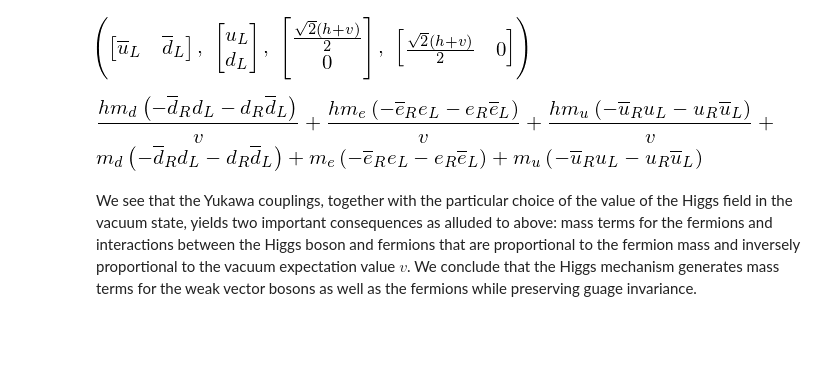
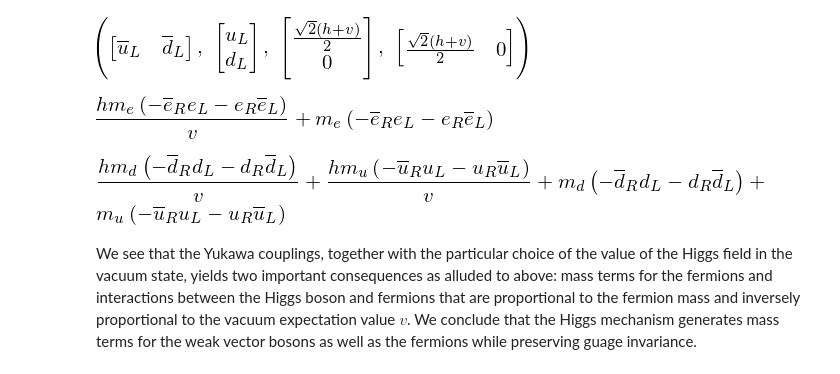
Before and after one commit to hbprosper/GSW, a Jupyter notebook: GlashowSalamWeinberg.ipynb, the cells around one changed output. Cells and saved outputs as stored; diff of their text form; code cells hidden in the pictures; blank space fills up the shorter version.

```diff
--- a/GlashowSalamWeinberg.ipynb
+++ b/GlashowSalamWeinberg.ipynb
@@ -674,28 +679,30 @@ Hc = sm.I*tau2*H
 Qbar, Q, Hc, Hc.T
 # %% [output]
 [figure]
+# %%
+Le = -ge*(Lbar*H*eR + ebarR*H.T*L)[0]*sm.sqrt(2)
+Le = Le.expand()
+Le = Le.simplify().expand().collect(h*ge).collect(ge*v)
+Le = Le.subs(ge*v, me)
+Le = Le.subs(ge, me/v)
+Le
+# %% [output]
+[figure, added]
 # %%
-Le = -ge*(Lbar*H*eR + ebarR*H.T*L)[0]*sm.sqrt(2)
-Le = Le.expand()
-Le = Le.simplify().expand().collect(h*ge).collect(ge*v)
-Le = Le.subs(ge*v, me)
-Le = Le.subs(ge, me/v)
-
 Lq = -gd*(Qbar*H*dR  + dbarR*H.T*Q)[0]*sm.sqrt(2) \
      -gu*(Qbar*Hc*uR + ubarR*Hc.T*Q)[0]*sm.sqrt(2)
 Lq = Lq.expand()
 Lq = Lq.subs(gu*v, mu)
 Lq = Lq.subs(gd*v, md)
 Lq = Lq.collect(gd*h)
 Lq = Lq.collect(gu*h)
 Lq = Lq.collect(md)
 Lq = Lq.collect(mu)
 Lq = Lq.subs(gu, mu/v)
 Lq = Lq.subs(gd, md/v)
-Lh = Le + Lq
-Lh
+Lq
 # %% [output]
-[figure, old version]
+[figure, new version]
 # %% [markdown]
 We see that the Yukawa couplings, together with the particular choice of the value of the Higgs field in the vacuum state, yields two important consequences as alluded to above: mass terms for the fermions and interactions between the Higgs boson and fermions that are proportional to the fermion mass and inversely proportional to the vacuum expectation value $v$. We conclude that the Higgs mechanism generates mass terms for the weak vector bosons as well as the fermions while preserving guage invariance.
 # %% [markdown]
```
Also changed, not shown: parts of 4 cells of this notebook, 1 other file.
